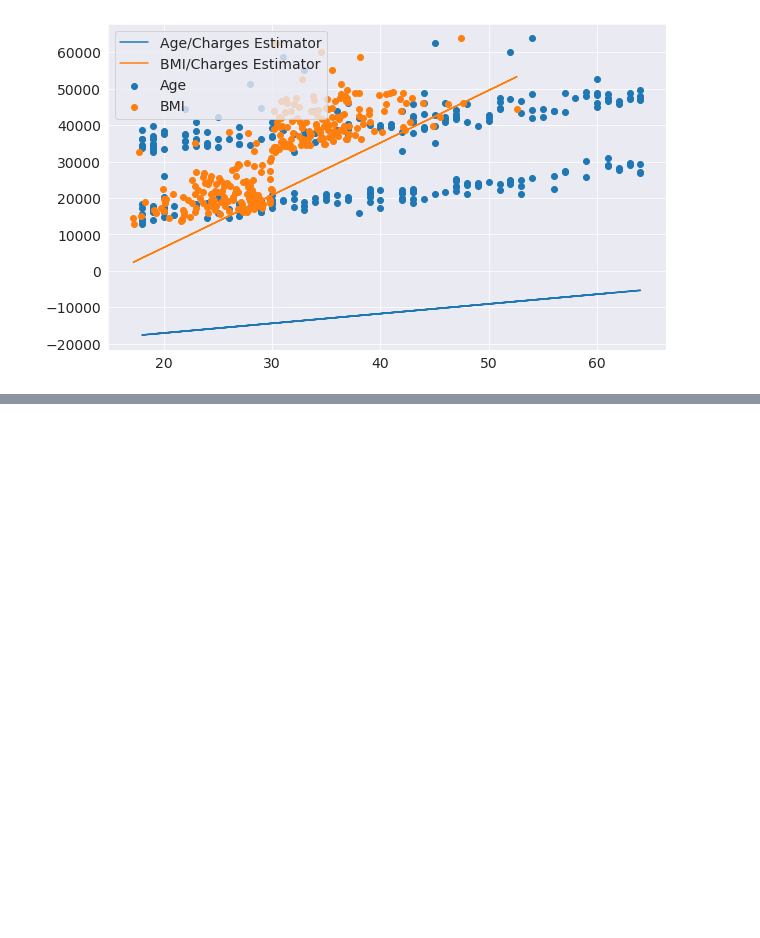
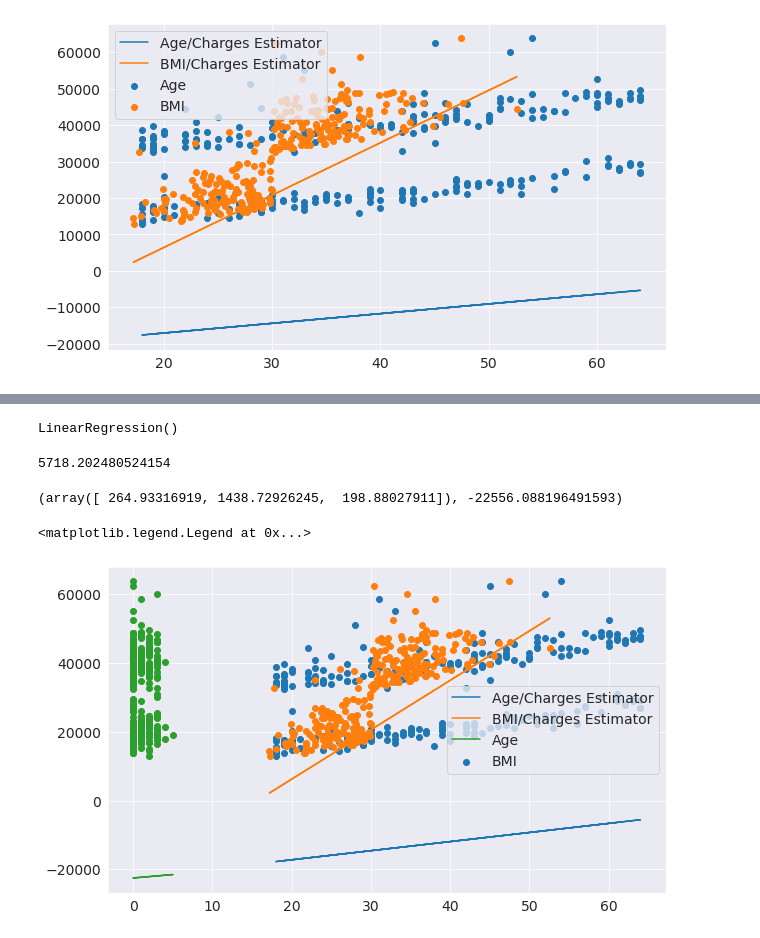
Before and after one commit to imshiv-10/ML-SkLearn, a Jupyter notebook: ML_SkLearn.ipynb, the cells around one changed output, grey strips where cells are left out. Cells and saved outputs as stored; diff of their text form; code cells hidden in the pictures; blank space fills up the shorter version.

```diff
--- a/ML_SkLearn.ipynb
+++ b/ML_SkLearn.ipynb
@@ -860,0 +869,6 @@ plt.legend(['Age/Charges Estimator', 'BMI/Charges Estimator','Age', 'BMI'])
+# %%
+inputs , targets = smoker_df[['age','bmi','children']], smoker_df.charges
+model = LinearRegression()
+model.fit(inputs, targets)
+# %% [output]
+LinearRegression()
@@ -860,0 +877,24 @@ plt.legend(['Age/Charges Estimator', 'BMI/Charges Estimator','Age', 'BMI'])
+# %%
+rmse(predictions, targets)
+# %% [output]
+5718.202480524154
+# %%
+model.coef_, model.intercept_
+# %% [output]
+(array([ 264.93316919, 1438.72926245,  198.88027911]), -22556.088196491593)
+# %%
+estimated_chargesvsage_df = estimated_charges(smoker_df.age,model.coef_[0], model.intercept_)
+estimated_chargesvsbmi_df = estimated_charges(smoker_df.bmi,model.coef_[1], model.intercept_)
+estimated_chargesvschildren_df = estimated_charges(smoker_df.children,model.coef_[2], model.intercept_)
+# %%
+plt.scatter(smoker_df.age, smoker_df.charges)
+plt.scatter(smoker_df.bmi, smoker_df.charges)
+plt.scatter(smoker_df.children, smoker_df.charges)
+plt.plot(smoker_df.age , estimated_chargesvsage_df )
+plt.plot(smoker_df.bmi , estimated_chargesvsbmi_df )
+plt.plot(smoker_df.children , estimated_chargesvschildren_df )
+
+plt.legend(['Age/Charges Estimator', 'BMI/Charges Estimator','Age', 'BMI'])
+# %% [output]
+<matplotlib.legend.Legend at 0x...>
+[figure, added]
```
Also changed, not shown: parts of 9 cells of this notebook.
